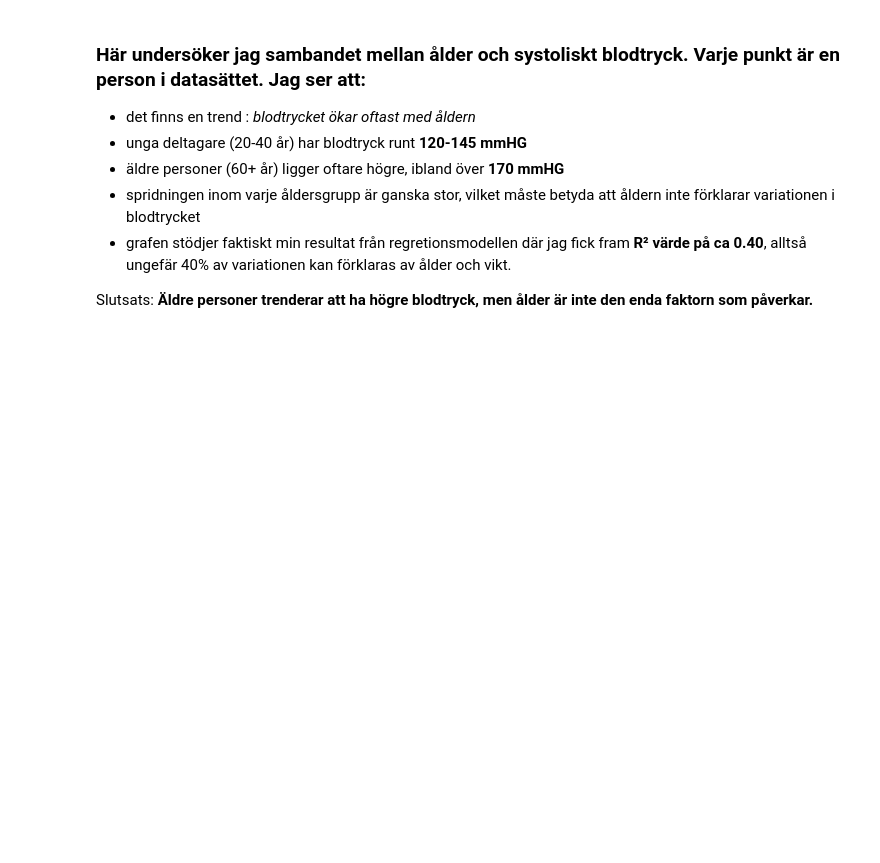
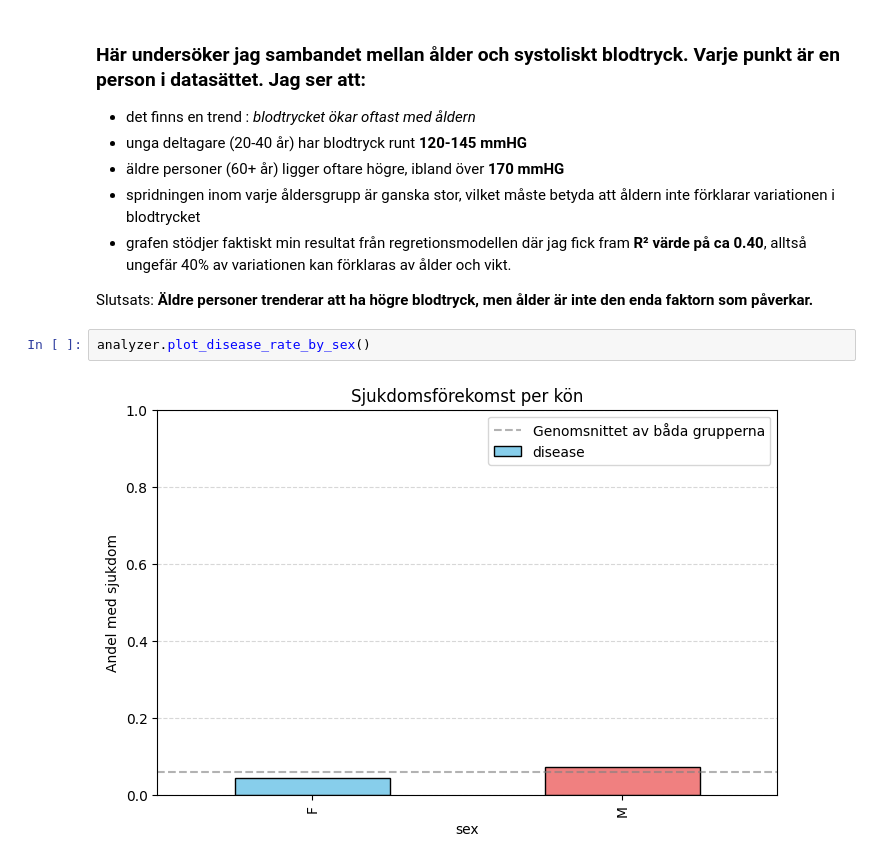
Before and after one commit to KataBeh/H-lsostudie-, a Jupyter notebook: notebook_del2.ipynb, the cells around one changed output. Saved outputs shown, nothing was run; the diff lists cells and outputs as text; blank space fills up the shorter version.

Commit message:
Added class, graphs and updated README

```diff
--- a/notebook_del2.ipynb
+++ b/notebook_del2.ipynb
@@ -98,3 +112,7 @@ analyzer.plot_age_vs_bp()
 - grafen stödjer faktiskt min resultat från regretionsmodellen där jag fick fram **R² värde på ca 0.40**, alltså ungefär 40% av variationen kan förklaras av ålder och vikt.
 
 Slutsats: **Äldre personer trenderar att ha högre blodtryck, men ålder är inte den enda faktorn som påverkar.**
+# %%
+analyzer.plot_disease_rate_by_sex()
+# %% [output]
+[figure, added]
```
Also changed, not shown: parts of 11 cells of this notebook, 4 other files.
